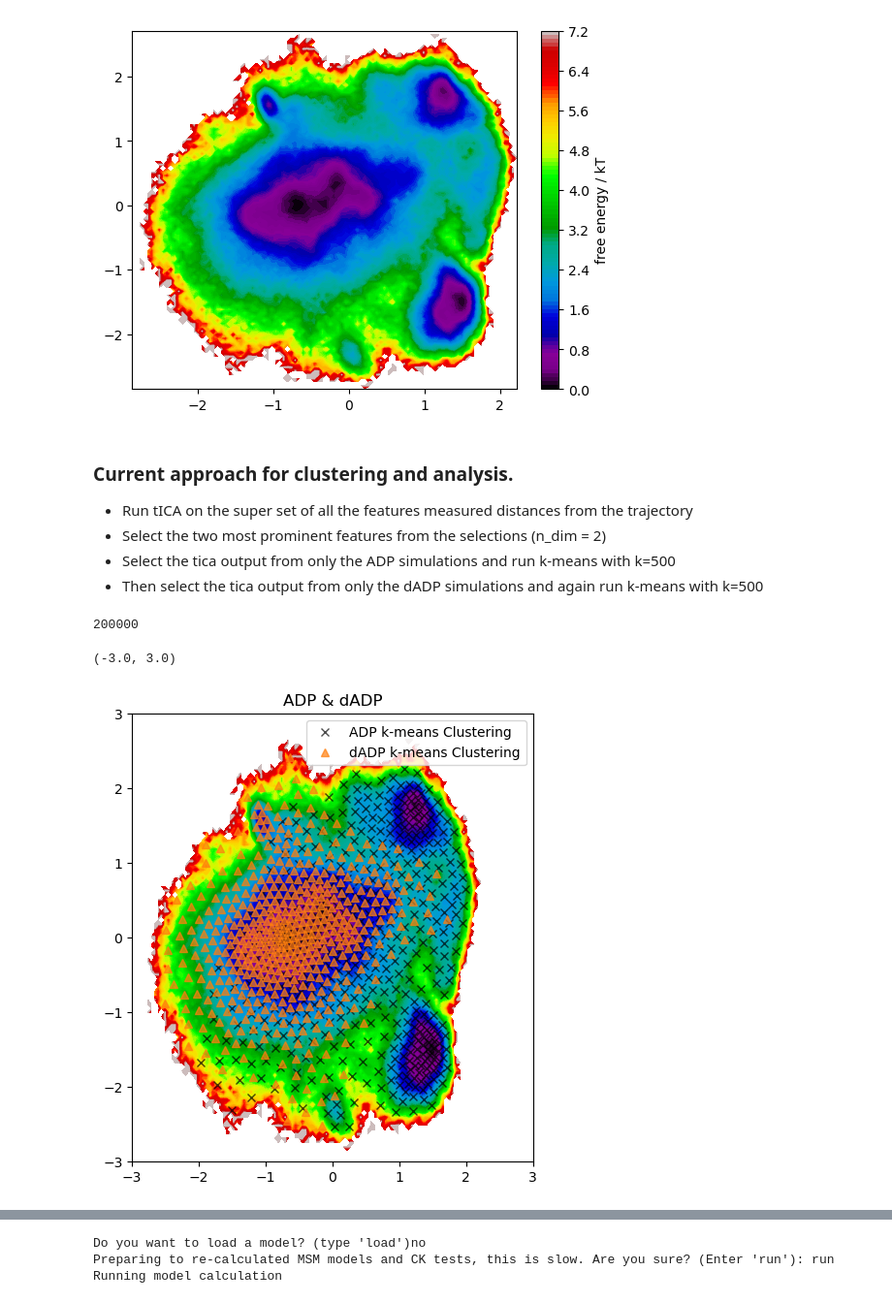
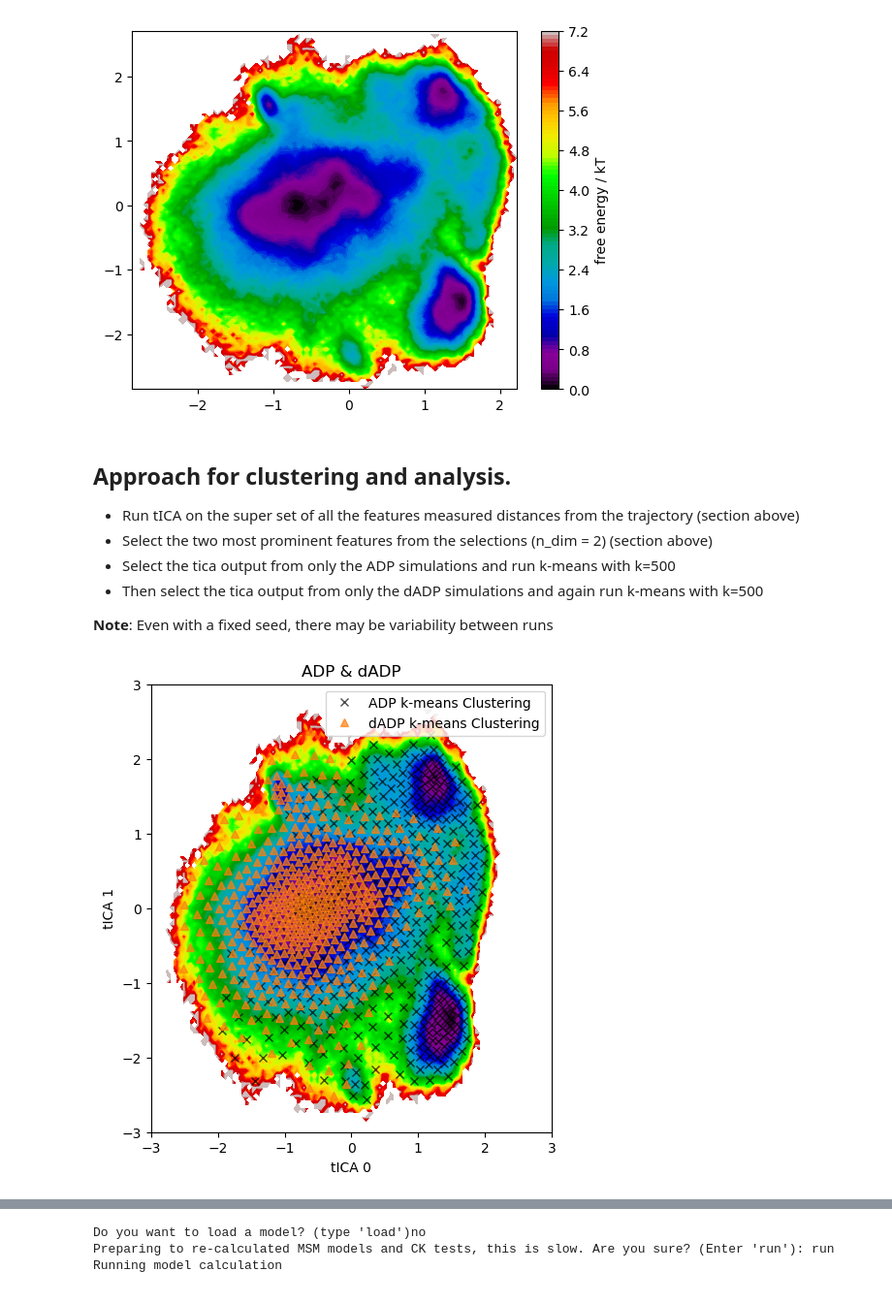
Before and after one commit to marcushock/dATP_multiscale_modeling, a Jupyter notebook: molecular_analysis/Myosin_MSM_Analysis.ipynb, the cells around one changed output, grey strips where cells are left out. Shown at 97% size. Cells and saved outputs as stored; diff of their text form; code cells hidden in the pictures.

```diff
--- a/molecular_analysis/Myosin_MSM_Analysis.ipynb
+++ b/molecular_analysis/Myosin_MSM_Analysis.ipynb
@@ -387,8 +384,10 @@ pyemma.plots.plot_free_energy(np.concatenate(tica_output)[:,0],
 (<Figure size 640x480 with 2 Axes>, <AxesSubplot:>)
 [figure]
 # %% [markdown]
-### Current approach for clustering and analysis.
-- Run tICA on the super set of all the features measured distances from the trajectory
-- Select the two most prominent features from the selections (n_dim = 2)
+## Approach for clustering and analysis.
+- Run tICA on the super set of all the features measured distances from the trajectory (section above)
+- Select the two most prominent features from the selections (n_dim = 2) (section above)
 - Select the tica output from only the ADP simulations and run k-means with k=500
 - Then select the tica output from only the dADP simulations and again run k-means with k=500
+
+**Note**: Even with a fixed seed, there may be variability between runs
@@ -411,41 +395,53 @@ if run_cell == True:
 # Combine the tICA output for ADP only
 adp_tica = [tica_output[0], tica_output[1],tica_output[2] ]
 # Run k-means 500 clustering for ADP
-adp_clustering_results = pyemma.coordinates.cluster_kmeans(adp_tica, k=500, max_iter = 500, n_jobs = 24, stride = 1,
-                                                            fixed_seed = 43)
+adp_clustering_results = pyemma.coordinates.cluster_kmeans(adp_tica,
+                                                       k=500,
+                                                       max_iter = 500,
+                                                       n_jobs = 24,
+                                                       stride = 1,
+                                                       # Fixed seed for reproducibility
+                                                       fixed_seed = 43)
-# %%
-len(adp_clustering_results.dtrajs[0])
-# %% [output]
-200000
 # %%
 # Combine the tICA output for dADP only
 dadp_tica = [tica_output[3], tica_output[4],tica_output[5] ]
 # Run k-means 500 clustering for dADP
-dadp_clustering_results = pyemma.coordinates.cluster_kmeans(dadp_tica, k=500, max_iter = 500, n_jobs = 24, stride = 1,  fixed_seed = 43)
+dadp_clustering_results = pyemma.coordinates.cluster_kmeans(dadp_tica,
+                                                        k=500,
+                                                        max_iter = 500,
+                                                        n_jobs = 24,
+                                                        stride = 1,
+                                                        # Fixed seed for reproducibility
+                                                        fixed_seed = 43)
 # %%
+### Visualize cluster centers from ADP and dADP clustering results
+
+# Create figure
 fig, ax = plt.subplots(1,1,figsize = (16/3,6))
+
+# Plot free energy of combined (ADP and dADP) tICA reduction
 pyemma.plots.plot_free_energy(np.concatenate(tica_output)[:,0],
 np.concatenate(tica_output)[:,1], ax = ax,
 #cmap = 'viridis',
 cbar = False)
 
-
+# Plot ADP cluster centers (k = 500)
 plt.plot(*adp_clustering_results.cluster_centers_[:,0:2].T,'kx', label = 'ADP k-means Clustering', alpha = 0.7)
 
+# Plot dADP cluster centers (k = 500)
+plt.plot(*dadp_clustering_results.cluster_centers_[:,0:2].T,'C1^', label = 'dADP k-means Clustering', alpha= 0.7)
 
-plt.plot(*dadp_clustering_results.cluster_centers_[:,0:2].T,'C1^', label = 'dADP k-means Clustering', alpha= 0.7)
-# plt.plot(*independent_clustering_results.cluster_centers_[:,0:2].T,'.', label = 'ADP + dADP')
-#
 plt.legend() # loc = (1.2, 0.4))
 #plt.tight_layout()
-#ax.set_xlabel('tICA 1')
-#ax.set_ylabel('tICA 2')
+
+ax.set_xlabel('tICA 0')
+ax.set_ylabel('tICA 1')
 plt.title('ADP & dADP')
+
 plt.xlim([-3,3])
 plt.ylim([-3,3])
 
-#plt.savefig('2-D tICA Free Energy.png')
+plt.show()
 # %% [output]
-(-3.0, 3.0)
-[figure, old version]
+[figure, new version]
 # %%
```
Also changed, not shown: parts of 97 cells of this notebook.
